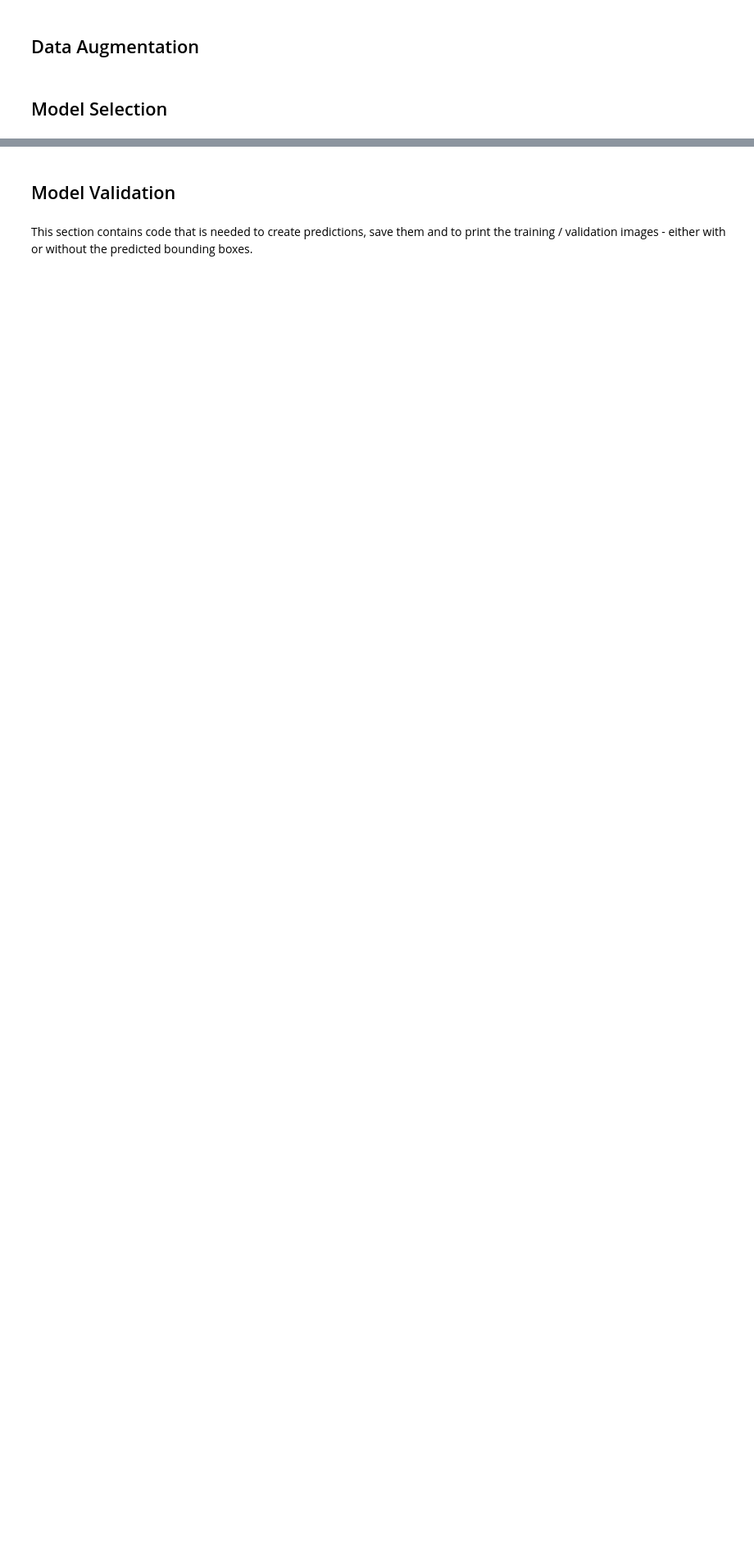
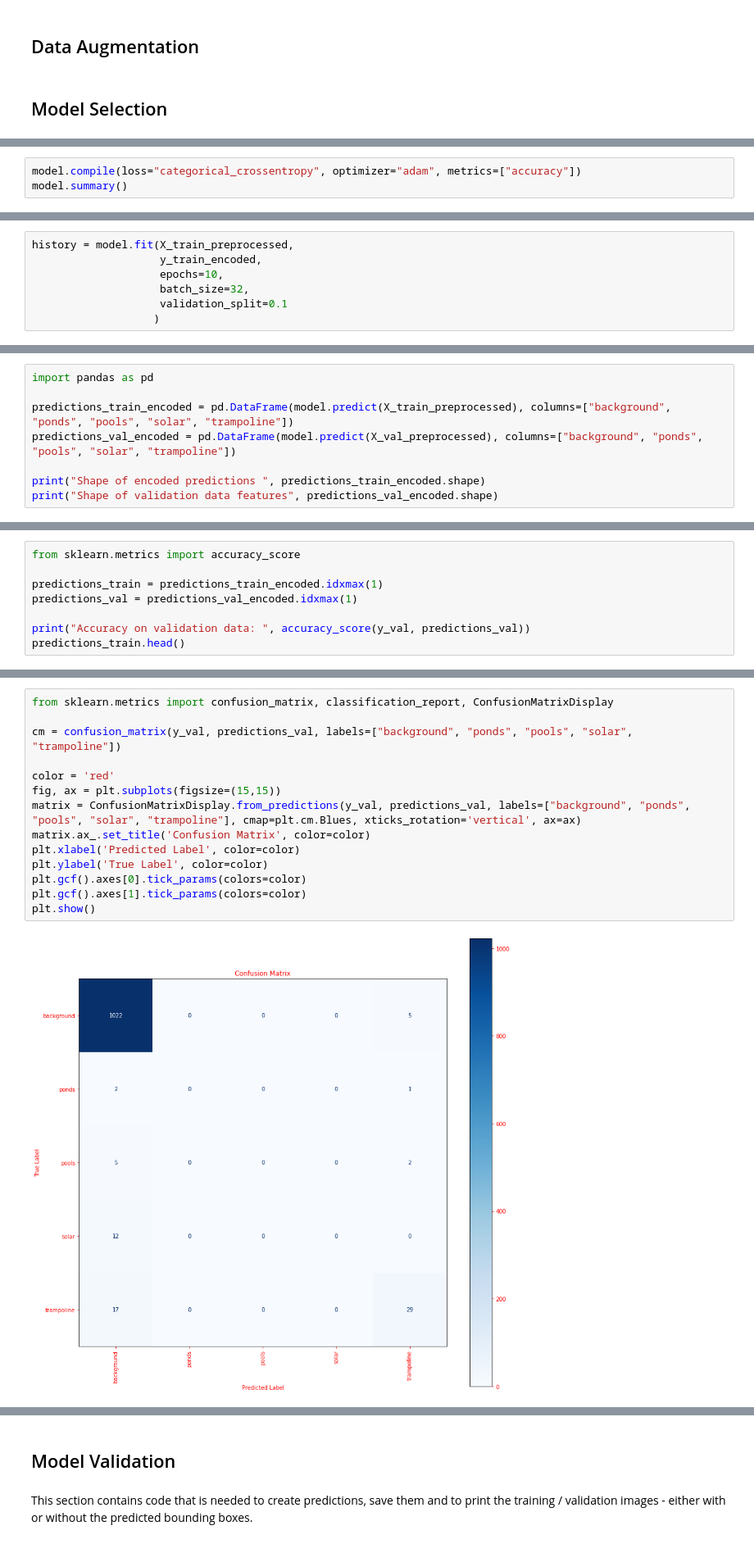
Before and after one commit to mbruckmaier/da2-group-3, a Jupyter notebook: Case Study - Part 2.ipynb, the cells around one changed output, grey strips where cells are left out. Shown: that part at 82% size. Saved outputs shown, nothing was run; the diff lists cells and outputs as text; blank space fills up the shorter version.

```diff
--- a/Case Study - Part 2.ipynb
+++ b/Case Study - Part 2.ipynb
@@ -138,0 +199,3 @@ X_train, X_val, y_train, y_val = train_test_split(training_data, labels, test_si
+# %%
+model.compile(loss="categorical_crossentropy", optimizer="adam", metrics=["accuracy"])
+model.summary()
@@ -138,0 +231,7 @@ X_train, X_val, y_train, y_val = train_test_split(training_data, labels, test_si
+# %%
+history = model.fit(X_train_preprocessed,
+                    y_train_encoded,
+                    epochs=10,
+                    batch_size=32,
+                    validation_split=0.1
+                   )
@@ -138,0 +259,8 @@ X_train, X_val, y_train, y_val = train_test_split(training_data, labels, test_si
+# %%
+import pandas as pd
+
+predictions_train_encoded = pd.DataFrame(model.predict(X_train_preprocessed), columns=["background", "ponds", "pools", "solar", "trampoline"])
+predictions_val_encoded = pd.DataFrame(model.predict(X_val_preprocessed), columns=["background", "ponds", "pools", "solar", "trampoline"])
+
+print("Shape of encoded predictions ", predictions_train_encoded.shape)
+print("Shape of validation data features", predictions_val_encoded.shape)
@@ -138,0 +270,8 @@ X_train, X_val, y_train, y_val = train_test_split(training_data, labels, test_si
+# %%
+from sklearn.metrics import accuracy_score
+
+predictions_train = predictions_train_encoded.idxmax(1)
+predictions_val = predictions_val_encoded.idxmax(1)
+
+print("Accuracy on validation data: ", accuracy_score(y_val, predictions_val))
+predictions_train.head()
@@ -138,0 +286,16 @@ X_train, X_val, y_train, y_val = train_test_split(training_data, labels, test_si
+# %%
+from sklearn.metrics import confusion_matrix, classification_report, ConfusionMatrixDisplay
+
+cm = confusion_matrix(y_val, predictions_val, labels=["background", "ponds", "pools", "solar", "trampoline"])
+
+color = 'red'
+fig, ax = plt.subplots(figsize=(15,15))
+matrix = ConfusionMatrixDisplay.from_predictions(y_val, predictions_val, labels=["background", "ponds", "pools", "solar", "trampoline"], cmap=plt.cm.Blues, xticks_rotation='vertical', ax=ax)
+matrix.ax_.set_title('Confusion Matrix', color=color)
+plt.xlabel('Predicted Label', color=color)
+plt.ylabel('True Label', color=color)
+plt.gcf().axes[0].tick_params(colors=color)
+plt.gcf().axes[1].tick_params(colors=color)
+plt.show()
+# %% [output]
+[figure, added]
```
Also changed, not shown: parts of 21 cells of this notebook.
